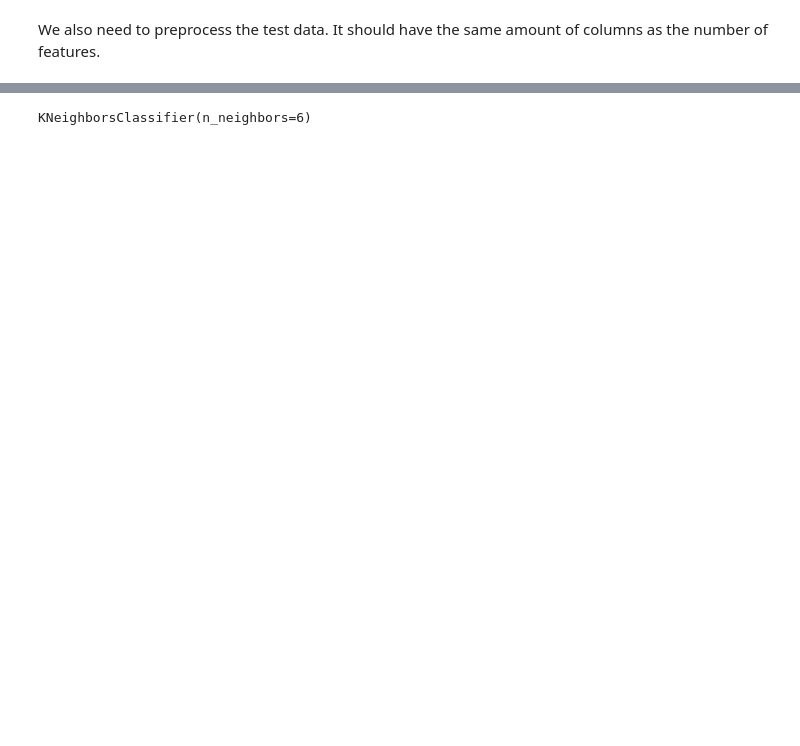
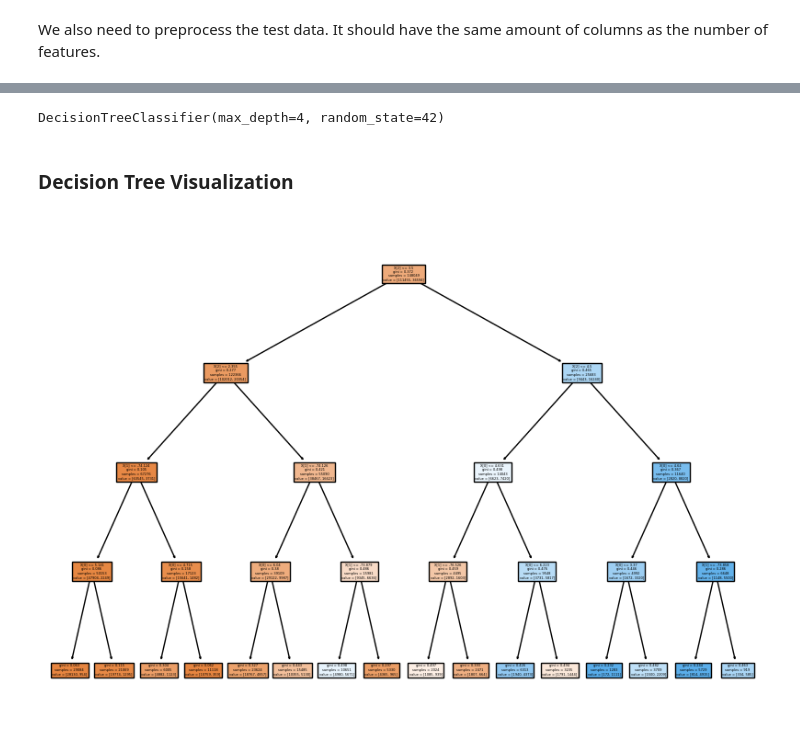
Before and after one commit to julicaro31/JULIA-CARO-DS4-PI_ML, a Jupyter notebook: ML_model.ipynb, the cells around one changed output, grey strips where cells are left out. Cells and saved outputs as stored; diff of their text form; code cells hidden in the pictures; blank space fills up the shorter version.

```diff
--- a/ML_model.ipynb
+++ b/ML_model.ipynb
@@ -288,2 +346,0 @@ df_train.drop(['surface_total','surface_covered'],axis=1,inplace=True)
-# %%
-df_train.dropna(inplace=True)
@@ -382,3 +411,6 @@ from sklearn.neighbors import KNeighborsClassifier
+# %%
+X_train = df_train.drop('price',axis=1).values  # features
+y_train = df_train.price                        # target
 # %%
 print(X_train.shape,y_train.shape)
 # %% [output]
@@ -386,5 +418,8 @@ print(X_train.shape,y_train.shape)
+# %%
+from sklearn.tree import DecisionTreeClassifier
+
+clf = DecisionTreeClassifier(max_depth = 4, random_state = 42)
 # %%
-knn = KNeighborsClassifier(n_neighbors=6)
-knn.fit(X_train, y_train)
+clf.fit(X_train,y_train)
 # %% [output]
-KNeighborsClassifier(n_neighbors=6)
+DecisionTreeClassifier(max_depth=4, random_state=42)
@@ -392,0 +426,2 @@ y_pred = knn.predict(X_test)
+# %% [markdown]
+### Decision Tree Visualization
@@ -392,0 +430,6 @@ y_pred = knn.predict(X_test)
+# %%
+plt.figure(figsize = (10,7))
+tree.plot_tree(clf, filled = True)
+plt.show()
+# %% [output]
+[figure, added]
```
Also changed, not shown: parts of 120 cells of this notebook, 2 other files.
